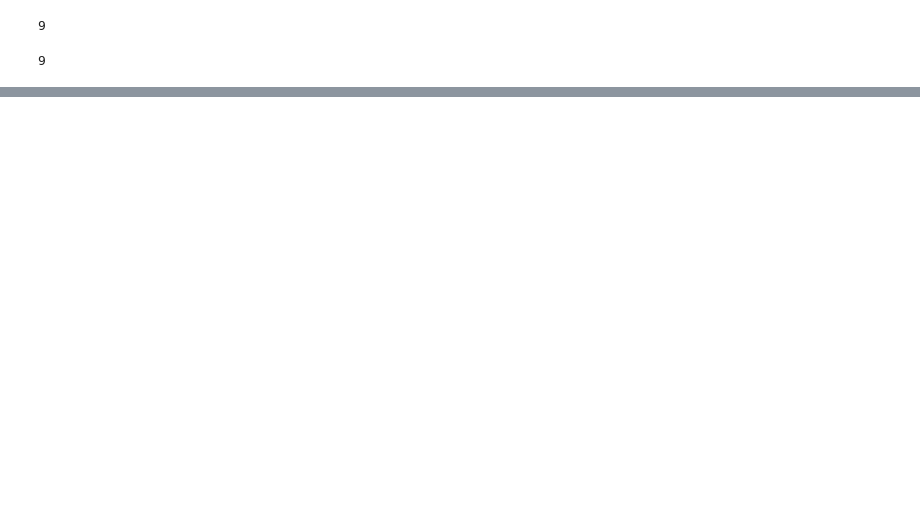
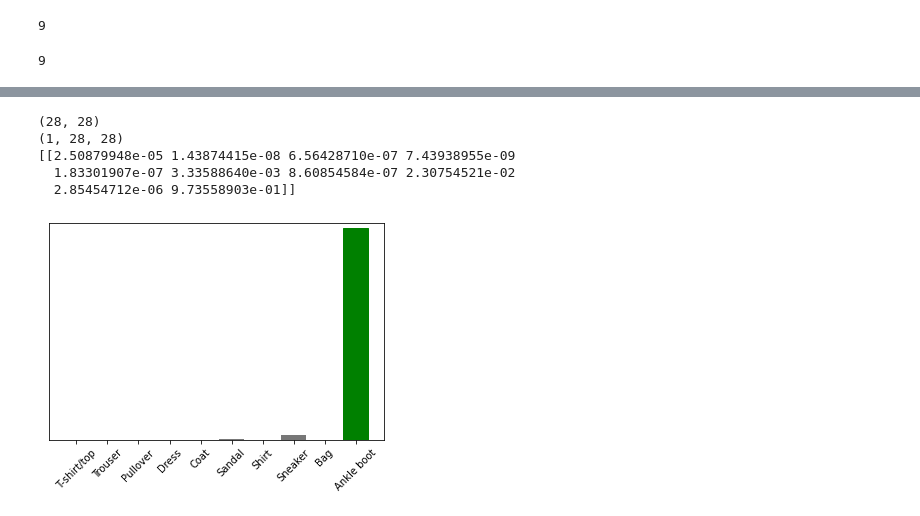
Before and after one commit to akashrama/bee_clasifier, a Jupyter notebook: exploratory.ipynb, the cells around one changed output, grey strips where cells are left out. Cells and saved outputs as stored; diff of their text form; code cells hidden in the pictures; blank space fills up the shorter version.

```diff
--- a/exploratory.ipynb
+++ b/exploratory.ipynb
@@ -155,0 +212,21 @@ test_labels[0]
+# %%
+# Grab an image from the test dataset
+img = test_images[0]
+print(img.shape)
+# Add the image to a batch where it's the only member.
+img = (np.expand_dims(img,0))
+print(img.shape)
+predictions_single = model.predict(img)
+print(predictions_single)
+# %% [output]
+(28, 28)
+(1, 28, 28)
+[[2.50879948e-05 1.43874415e-08 6.56428710e-07 7.43938955e-09
+  1.83301907e-07 3.33588640e-03 8.60854584e-07 2.30754521e-02
+  2.85454712e-06 9.73558903e-01]]
+# %%
+plot_value_array(0, predictions_single, test_labels)
+plt.xticks(range(10), class_names, rotation=45)
+plt.show()
+# %% [output]
+[figure, added]
```
Also changed, not shown: parts of 10 cells of this notebook.
